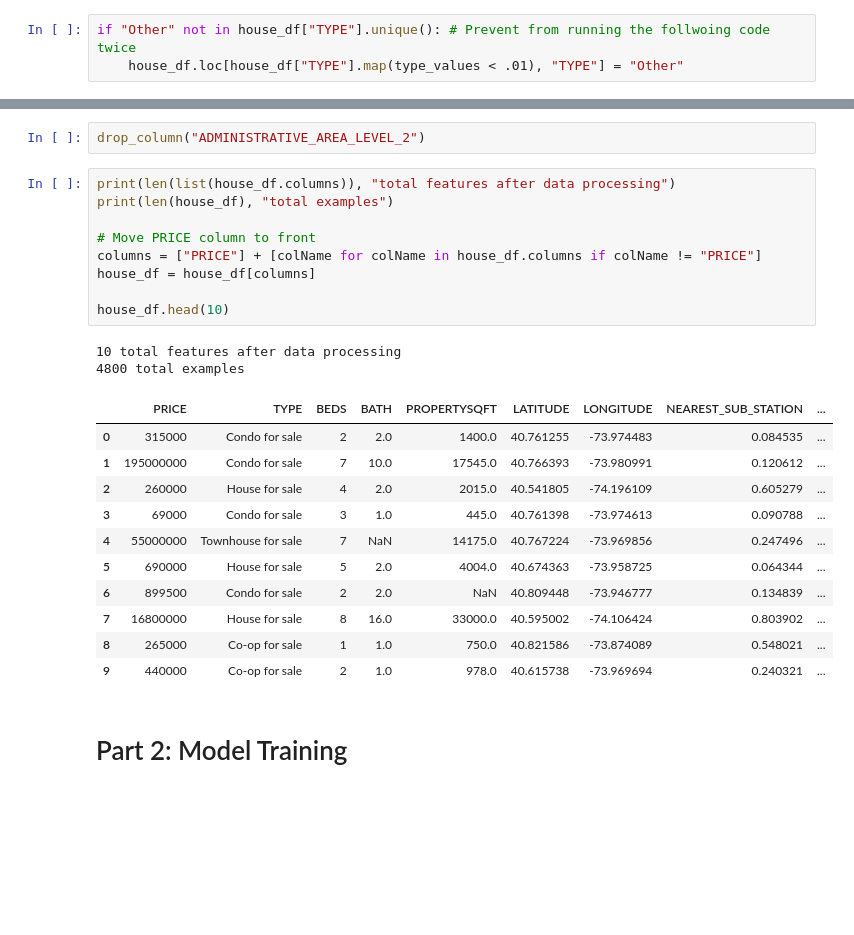
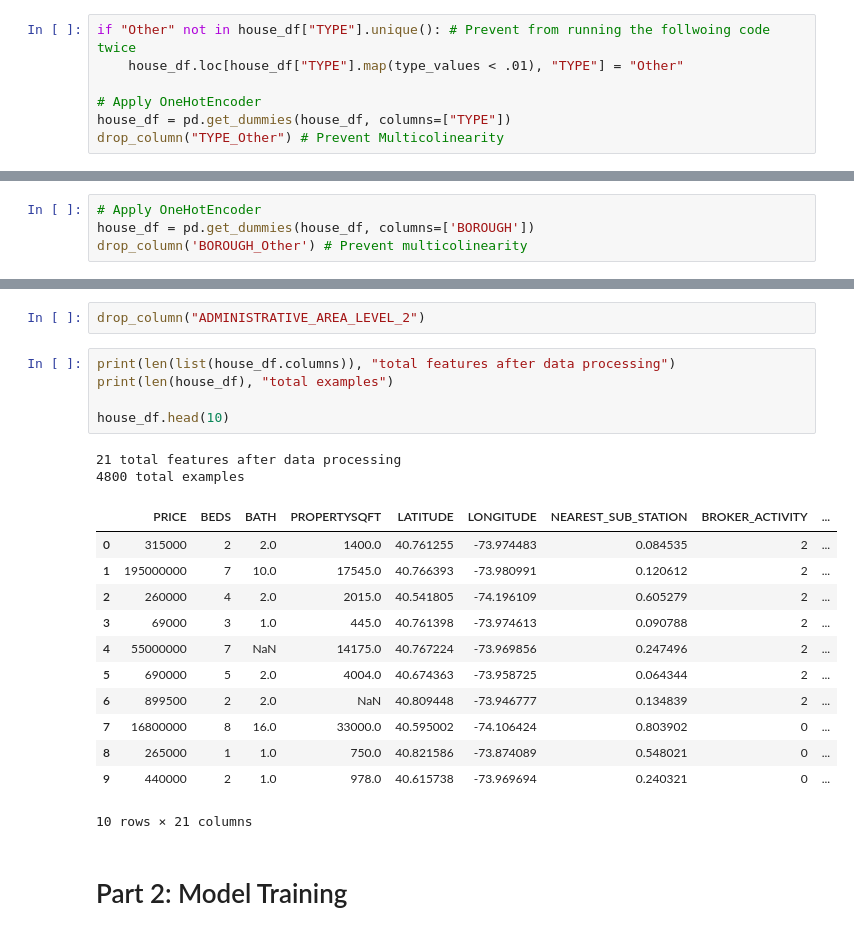
Before and after one commit to TrevorChartier/RealEstateRegression, a Jupyter notebook: RealEstateRegression.ipynb, the cells around one changed output, grey strips where cells are left out. Drawn from its saved outputs; the diff is of its cells as text; blank space fills up the shorter version.

Commit message:
Move Encoding

```diff
--- a/RealEstateRegression.ipynb
+++ b/RealEstateRegression.ipynb
@@ -320,6 +320,10 @@ For TYPE, the cardinality isn't too high; however, there are some categories wit
 # %%
 if "Other" not in house_df["TYPE"].unique(): # Prevent from running the follwoing code twice
     house_df.loc[house_df["TYPE"].map(type_values < .01), "TYPE"] = "Other"
+
+# Apply OneHotEncoder
+house_df = pd.get_dummies(house_df, columns=["TYPE"])
+drop_column("TYPE_Other") # Prevent Multicolinearity
 # %% [markdown]
 #### ADDRESS, MAIN_ADDRESS, FORMATTED_ADDRESS
 # %% [markdown]
@@ -485,6 +489,10 @@ plt.ylabel("Number of Examples")
 plt.title("Number of Examples Grouped By Borough");
 # %% [output]
 [figure]
+# %%
+# Apply OneHotEncoder
+house_df = pd.get_dummies(house_df, columns=['BOROUGH'])
+drop_column('BOROUGH_Other') # Prevent multicolinearity
 # %% [markdown]
 #### ADMINISTRATIVE_AREA_LEVEL_2
 # %%
@@ -503,26 +511,23 @@ drop_column("ADMINISTRATIVE_AREA_LEVEL_2")
 # %%
 print(len(list(house_df.columns)), "total features after data processing")
 print(len(house_df), "total examples")
 
-# Move PRICE column to front
-columns = ["PRICE"] + [colName for colName in house_df.columns if colName != "PRICE"]
-house_df = house_df[columns]
-
 house_df.head(10)
 # %% [output]
-10 total features after data processing
+21 total features after data processing
 4800 total examples
-|  | PRICE | TYPE | BEDS | BATH | PROPERTYSQFT | LATITUDE | LONGITUDE | NEAREST_SUB_STATION | ... |
-| 0 | 315000 | Condo for sale | 2 | 2.0 | 1400.0 | 40.761255 | -73.974483 | 0.084535 | ... |
-| 1 | 195000000 | Condo for sale | 7 | 10.0 | 17545.0 | 40.766393 | -73.980991 | 0.120612 | ... |
-| 2 | 260000 | House for sale | 4 | 2.0 | 2015.0 | 40.541805 | -74.196109 | 0.605279 | ... |
-| 3 | 69000 | Condo for sale | 3 | 1.0 | 445.0 | 40.761398 | -73.974613 | 0.090788 | ... |
-| 4 | 55000000 | Townhouse for sale | 7 | NaN | 14175.0 | 40.767224 | -73.969856 | 0.247496 | ... |
-| 5 | 690000 | House for sale | 5 | 2.0 | 4004.0 | 40.674363 | -73.958725 | 0.064344 | ... |
-| 6 | 899500 | Condo for sale | 2 | 2.0 | NaN | 40.809448 | -73.946777 | 0.134839 | ... |
-| 7 | 16800000 | House for sale | 8 | 16.0 | 33000.0 | 40.595002 | -74.106424 | 0.803902 | ... |
-| 8 | 265000 | Co-op for sale | 1 | 1.0 | 750.0 | 40.821586 | -73.874089 | 0.548021 | ... |
-| 9 | 440000 | Co-op for sale | 2 | 1.0 | 978.0 | 40.615738 | -73.969694 | 0.240321 | ... |
+|  | PRICE | BEDS | BATH | PROPERTYSQFT | LATITUDE | LONGITUDE | NEAREST_SUB_STATION | BROKER_ACTIVITY | ... |
+| 0 | 315000 | 2 | 2.0 | 1400.0 | 40.761255 | -73.974483 | 0.084535 | 2 | ... |
+| 1 | 195000000 | 7 | 10.0 | 17545.0 | 40.766393 | -73.980991 | 0.120612 | 2 | ... |
+| 2 | 260000 | 4 | 2.0 | 2015.0 | 40.541805 | -74.196109 | 0.605279 | 2 | ... |
+| 3 | 69000 | 3 | 1.0 | 445.0 | 40.761398 | -73.974613 | 0.090788 | 2 | ... |
+| 4 | 55000000 | 7 | NaN | 14175.0 | 40.767224 | -73.969856 | 0.247496 | 2 | ... |
+| 5 | 690000 | 5 | 2.0 | 4004.0 | 40.674363 | -73.958725 | 0.064344 | 2 | ... |
+| 6 | 899500 | 2 | 2.0 | NaN | 40.809448 | -73.946777 | 0.134839 | 2 | ... |
+| 7 | 16800000 | 8 | 16.0 | 33000.0 | 40.595002 | -74.106424 | 0.803902 | 0 | ... |
+| 8 | 265000 | 1 | 1.0 | 750.0 | 40.821586 | -73.874089 | 0.548021 | 0 | ... |
+| 9 | 440000 | 2 | 1.0 | 978.0 | 40.615738 | -73.969694 | 0.240321 | 0 | ... |
+10 rows × 21 columns
 # %% [markdown]
 # Part 2: Model Training
 # %%
```
Also changed, not shown: parts of 2 cells of this notebook.
